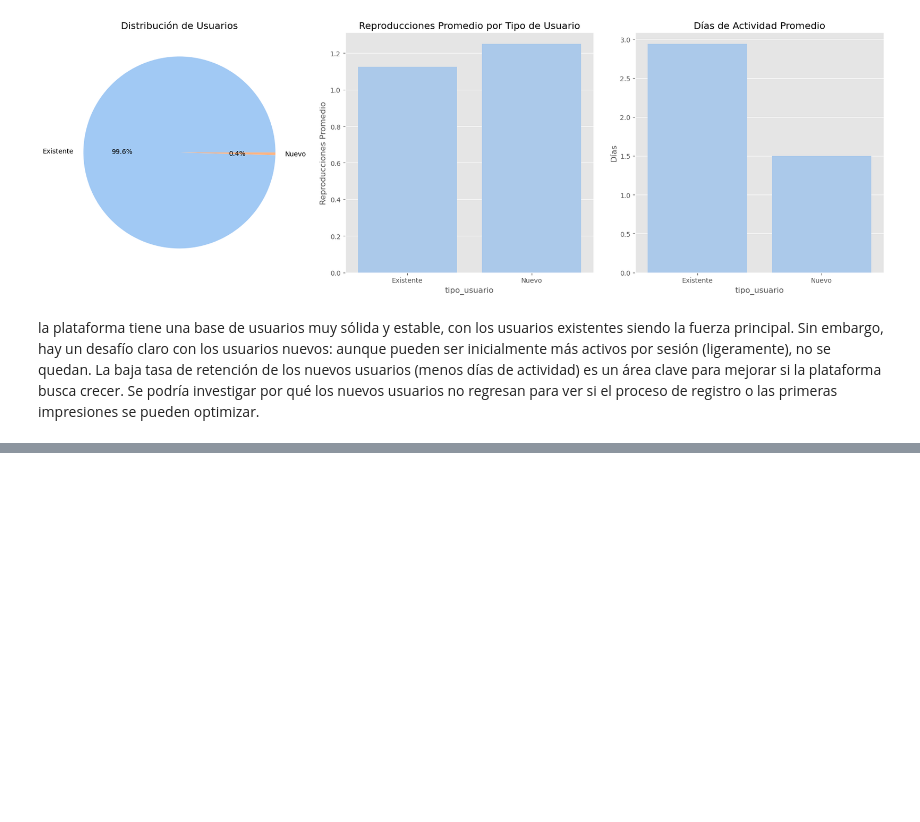
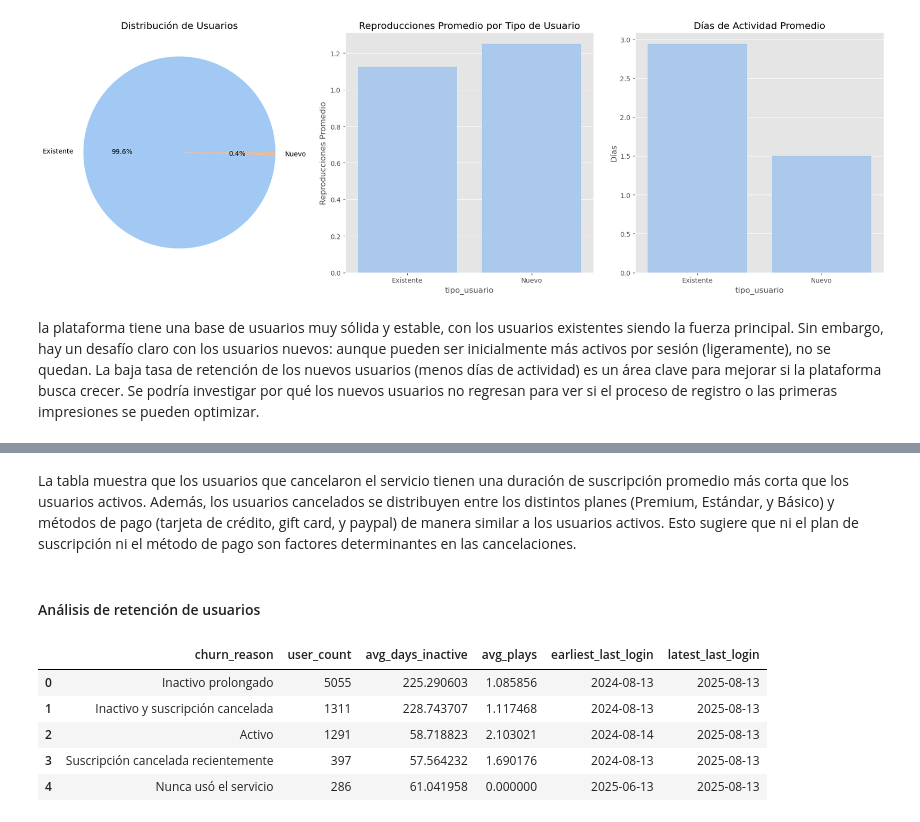
Before and after one commit to agustin29a/streaming_etl, a Jupyter notebook: gold/Analisis de datos.ipynb, the cells around one changed output, grey strips where cells are left out. Drawn from its saved outputs; the diff is of its cells as text; code cells hidden in the pictures; blank space fills up the shorter version.

```diff
--- a/gold/Analisis de datos.ipynb
+++ b/gold/Analisis de datos.ipynb
@@ -496,0 +586,76 @@ la plataforma tiene una base de usuarios muy sólida y estable, con los usuarios
+# %% [markdown]
+La tabla muestra que los usuarios que cancelaron el servicio tienen una duración de suscripción promedio más corta que los usuarios activos. Además, los usuarios cancelados se distribuyen entre los distintos planes (Premium, Estándar, y Básico) y métodos de pago (tarjeta de crédito, gift card, y paypal) de manera similar a los usuarios activos. Esto sugiere que ni el plan de suscripción ni el método de pago son factores determinantes en las cancelaciones.
+# %% [markdown]
+#### Análisis de retención de usuarios
+# %%
+query_retention = """
+WITH user_activity AS (
+    SELECT
+        u.user_id,
+        u.name,
+        u.registration_date,
+        u.last_login,
+        s.status as subscription_status,
+        s.end_date as subscription_end,
+        COUNT(p.play_id) as total_plays,
+        MAX(p.start_time) as last_play_date,
+        -- Días desde la última actividad
+        (CURRENT_DATE - u.last_login::date) as days_since_last_login,
+        (CURRENT_DATE - GREATEST(
+            COALESCE(MAX(p.start_time)::date, u.last_login::date)
+        )) as days_since_last_activity,
+        -- Estado de la suscripción
+        CASE
+            WHEN s.status = 'active' AND s.end_date > CURRENT_DATE THEN 'active'
+            WHEN s.status = 'cancelled' OR s.end_date <= CURRENT_DATE THEN 'cancelled'
+            ELSE 'unknown'
+        END as current_subscription_status
+    FROM users u
+    LEFT JOIN subscriptions s ON u.user_id = s.user_id
+    LEFT JOIN plays p ON u.user_id = p.user_id
+    GROUP BY u.user_id, u.name, u.registration_date, u.last_login, s.status, s.end_date
+),
+inactive_users AS (
+    SELECT
+        user_id,
+        name,
+        registration_date,
+        last_login,
+        subscription_status,
+        subscription_end,
+        total_plays,
+        last_play_date,
+        days_since_last_login,
+        days_since_last_activity,
+        current_subscription_status,
+        -- Categorizar razón de inactividad
+        CASE
+            WHEN days_since_last_activity > 90 AND current_subscription_status = 'cancelled' THEN 'Inactivo y suscripción cancelada'
+            WHEN days_since_last_activity > 90 THEN 'Inactivo prolongado'
+            WHEN current_subscription_status = 'cancelled' AND days_since_last_activity <= 90 THEN 'Suscripción cancelada recientemente'
+            WHEN total_plays = 0 THEN 'Nunca usó el servicio'
+            ELSE 'Activo'
+        END as churn_reason
+    FROM user_activity
+)
+SELECT
+    churn_reason,
+    COUNT(*) as user_count,
+    AVG(days_since_last_activity) as avg_days_inactive,
+    AVG(total_plays) as avg_plays,
+    MIN(last_login) as earliest_last_login,
+    MAX(last_login) as latest_last_login
+FROM inactive_users
+GROUP BY churn_reason
+ORDER BY user_count DESC;
+"""
+
+df_retention = pd.read_sql(query_retention, conn)
+df_retention
+# %% [output]
+|  | churn_reason | user_count | avg_days_inactive | avg_plays | earliest_last_login | latest_last_login |
+| 0 | Inactivo prolongado | 5055 | 225.290603 | 1.085856 | 2024-08-13 | 2025-08-13 |
+| 1 | Inactivo y suscripción cancelada | 1311 | 228.743707 | 1.117468 | 2024-08-13 | 2025-08-13 |
+| 2 | Activo | 1291 | 58.718823 | 2.103021 | 2024-08-14 | 2025-08-13 |
+| 3 | Suscripción cancelada recientemente | 397 | 57.564232 | 1.690176 | 2024-08-13 | 2025-08-13 |
+| 4 | Nunca usó el servicio | 286 | 61.041958 | 0.000000 | 2025-06-13 | 2025-08-13 |
```
Also changed, not shown: parts of 11 cells of this notebook.
